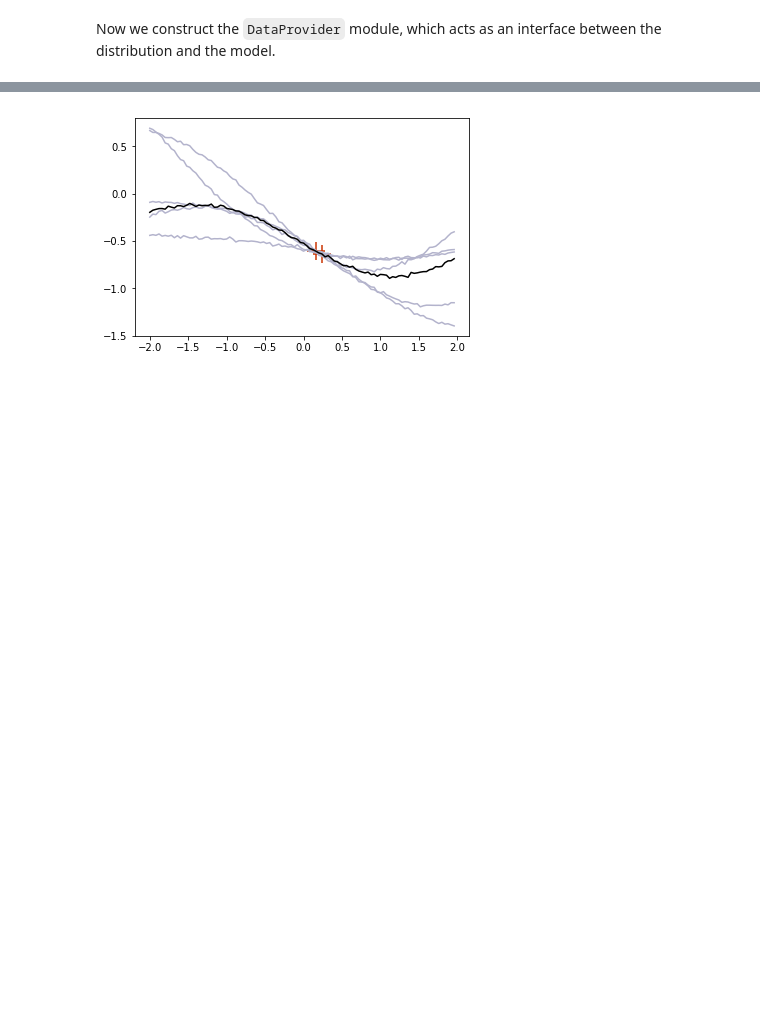
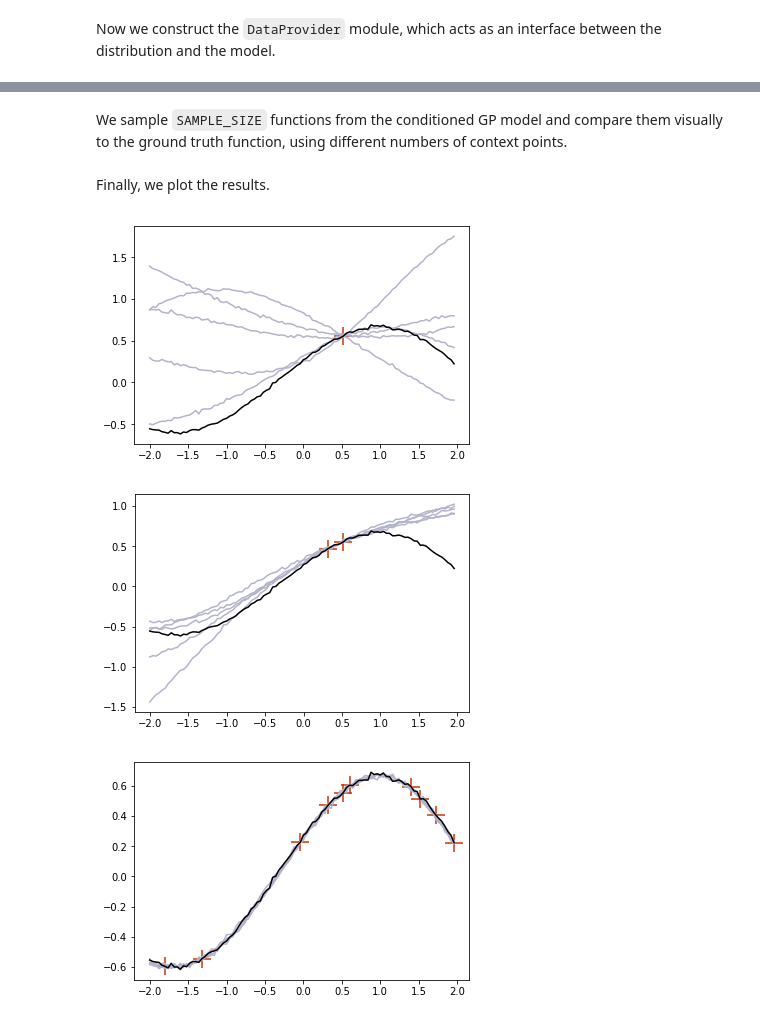
Before and after one commit to JEM-Mosig/blog-garnelo_neural_2018, a Jupyter notebook: doc/demo/reproduction-Fig-3-GP.ipynb, the cells around one changed output, grey strips where cells are left out. Cells and saved outputs as stored; diff of their text form; code cells hidden in the pictures; blank space fills up the shorter version.

Commit message:
Improve DataProvider
* Atomatically return shuffled targets as context points if in plot mode
* Finalize draft of reproduction-Fig-3-GP.ipynb

```diff
--- a/doc/demo/reproduction-Fig-3-GP.ipynb
+++ b/doc/demo/reproduction-Fig-3-GP.ipynb
@@ -69,33 +61,46 @@ with tf.Session() as session:
         feed_dict={
             data_provider.plotting_mode: True
         })
+# %% [markdown]
+We sample `SAMPLE_SIZE` functions from the conditioned GP model and compare them visually to the ground truth function, using different numbers of context points.
 # %%
 with tf.Session() as session:
-    p, t, c = session.run(
-        [predictions, target_points, context_points],
-        feed_dict={
-            x_context: xc[:,:2],
-            y_context: yc[:,:2],
-            x_target: xt,
-            y_target: yt
-        })
+
+    results = [
+        session.run(
+            [predictions, target_points, context_points],
+            feed_dict={
+                x_context: xc[:,:i],
+                y_context: yc[:,:i],
+                x_target: xt,
+                y_target: yt
+            })
+        for i in [1, 2, 10]
+    ]
+# %% [markdown]
+Finally, we plot the results.
 # %%
 from neuralprocesses.utils.plotting import list_plot
 from neuralprocesses.utils.plotting import Color
 import numpy as np
 # %%
-list_plot([p[0], p[1], p[2], p[3], p[4], t[0], c[0]],
-          joined=[True,True,True,True,True,True,False],
-          mesh=[False,False,False,False,False,False,True],
-          plot_style=[
-              Color((0.7,0.7,0.8)),  # Gray-blue samples from the GP model
-              Color((0.7,0.7,0.8)),
-              Color((0.7,0.7,0.8)),
-              Color((0.7,0.7,0.8)),
-              Color((0.7,0.7,0.8)),
-              Color((0.,0.,0.)),     # Black ground truth
-              {"Color": Color.color_data(n=0), "PointSize": 350, "Marker": "+"}  # Red crosses for context points
-          ]
-         )
+for result in results:
+    p, t, c = result
+
+    list_plot([p[0], p[1], p[2], p[3], p[4], t[0], c[0]],
+              joined=[True,True,True,True,True,True,False],
+              mesh=[False,False,False,False,False,False,True],
+              plot_style=[
+                  Color((0.7,0.7,0.8)),  # Gray-blue samples from the GP model
+                  Color((0.7,0.7,0.8)),
+                  Color((0.7,0.7,0.8)),
+                  Color((0.7,0.7,0.8)),
+                  Color((0.7,0.7,0.8)),
+                  Color((0.,0.,0.)),     # Black ground truth
+                  {"Color": Color.color_data(n=0), "PointSize": 350, "Marker": "+"}  # Red + for context points
+              ]
+             )
 # %% [output]
-[figure, old version]
+[figure, new version]
+[figure, added]
+[figure, added]
```
Also changed, not shown: parts of 14 cells of this notebook, 1 other file.
